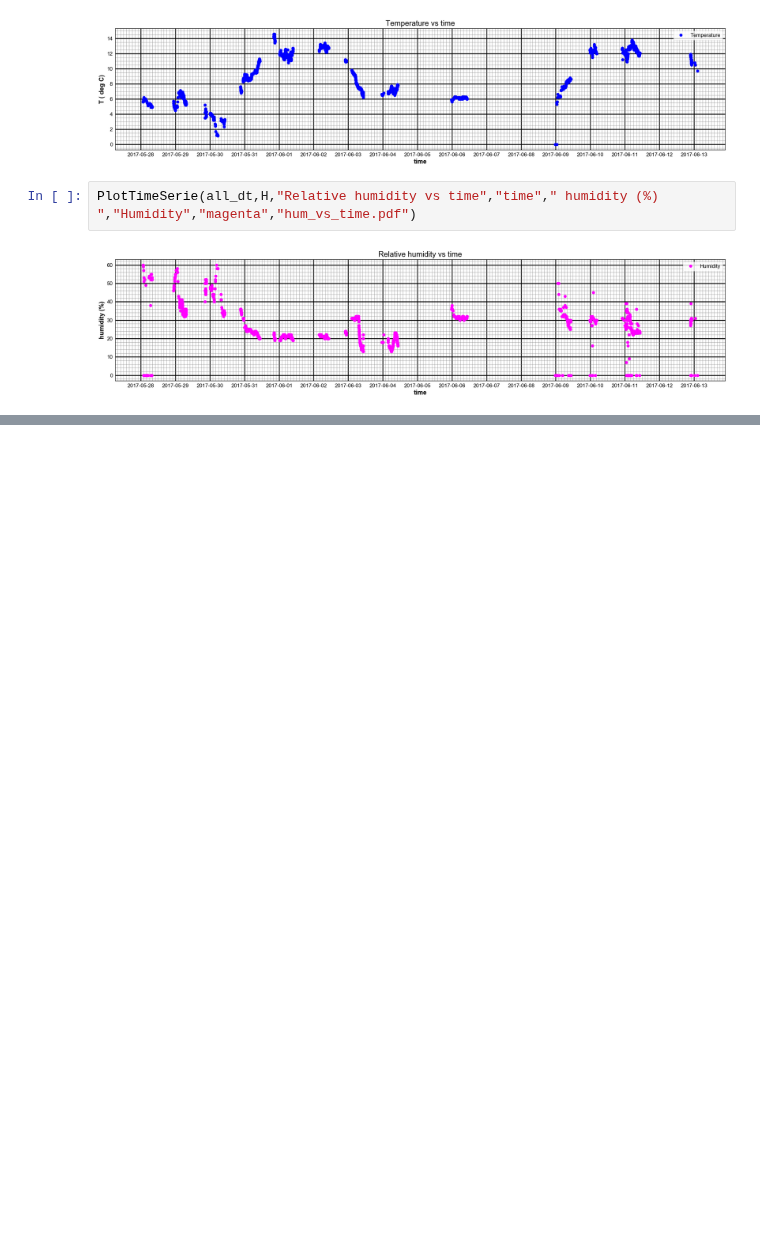
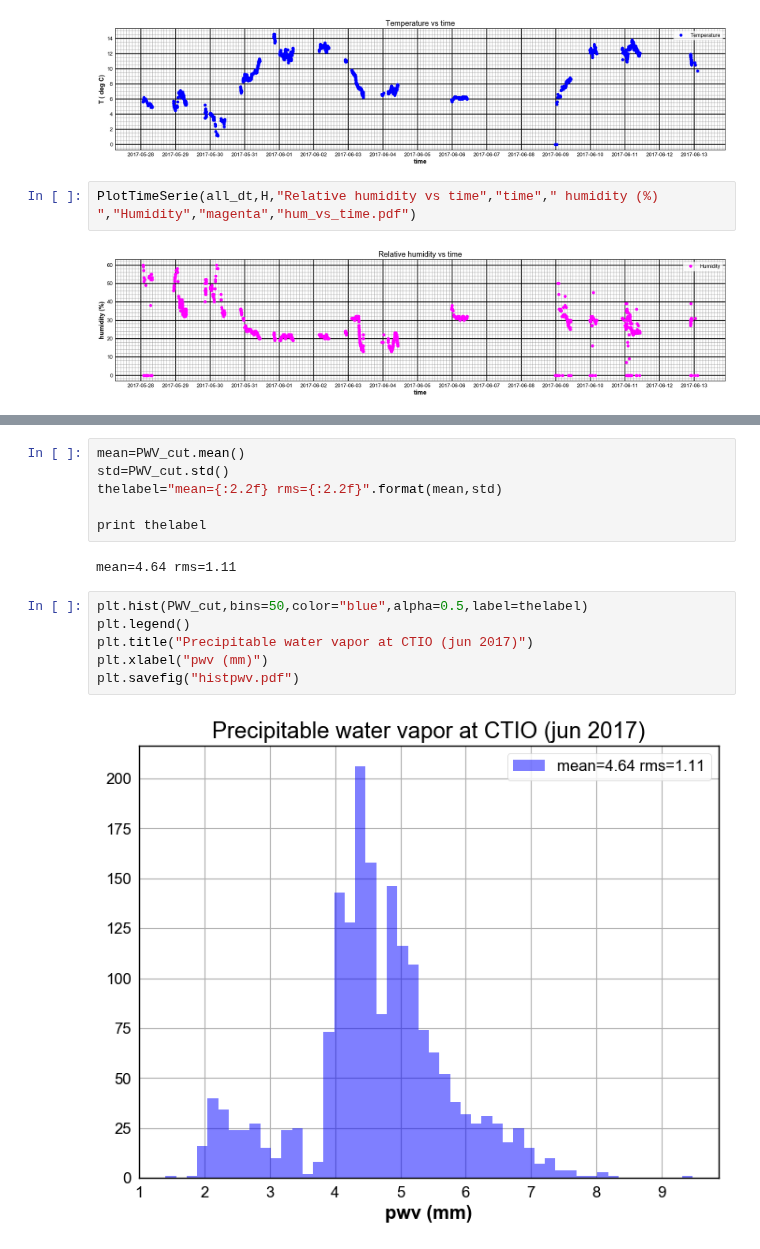
Before and after one commit to sylvielsstfr/CTIOAnaJun2017, a Jupyter notebook: weather/PltWeather.ipynb, the cells around one changed output, grey strips where cells are left out. Saved outputs shown, nothing was run; the diff lists cells and outputs as text; blank space fills up the shorter version.

```diff
--- a/weather/PltWeather.ipynb
+++ b/weather/PltWeather.ipynb
@@ -184,0 +282,16 @@ PlotTimeSerie(all_dt,H,"Relative humidity vs time","time"," humidity (%) ","Humi
+# %%
+mean=PWV_cut.mean()
+std=PWV_cut.std()
+thelabel="mean={:2.2f} rms={:2.2f}".format(mean,std)
+
+print thelabel
+# %% [output]
+mean=4.64 rms=1.11
+# %%
+plt.hist(PWV_cut,bins=50,color="blue",alpha=0.5,label=thelabel)
+plt.legend()
+plt.title("Precipitable water vapor at CTIO (jun 2017)")
+plt.xlabel("pwv (mm)")
+plt.savefig("histpwv.pdf")
+# %% [output]
+[figure, added]
```
Also changed, not shown: parts of 9 cells of this notebook, 1 other file.
